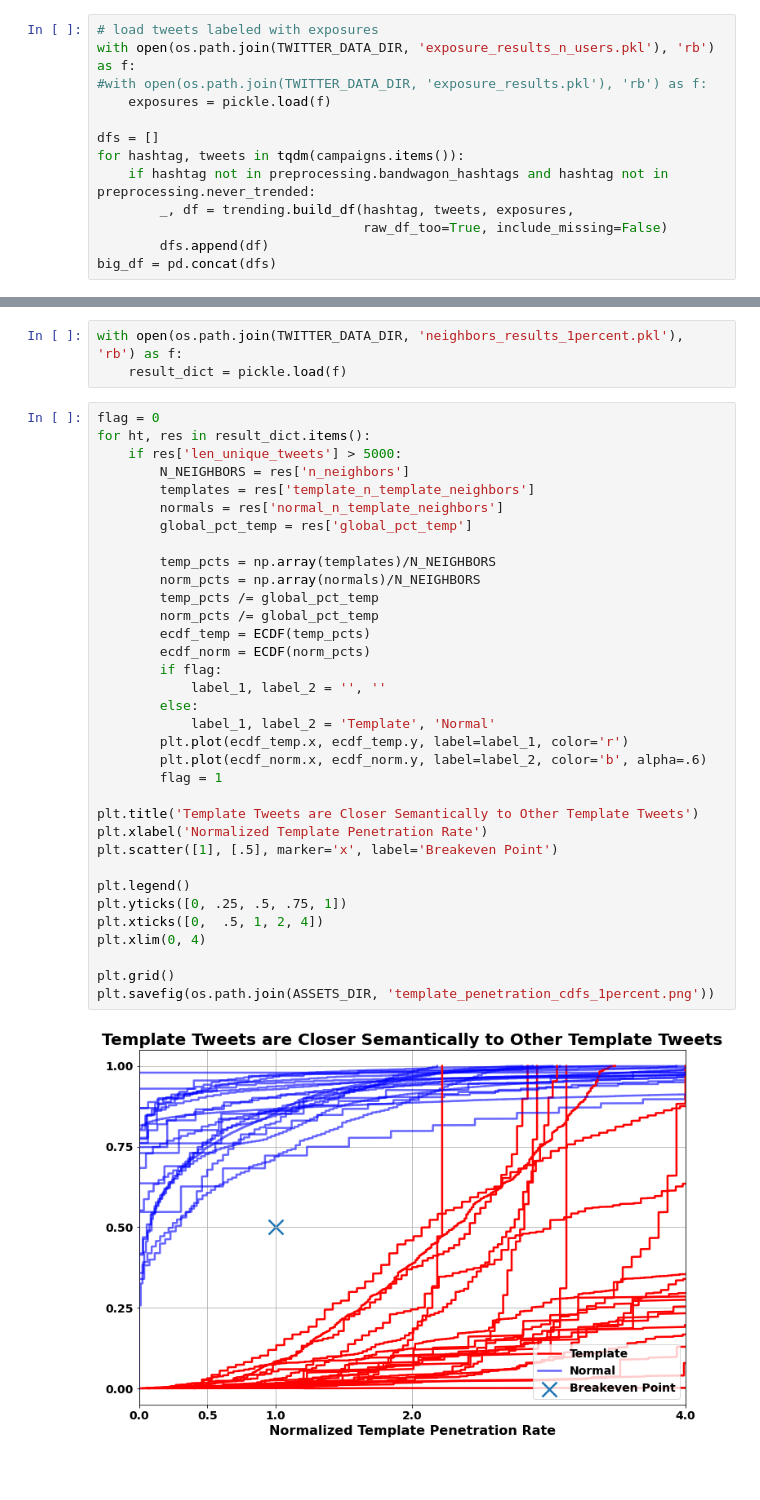
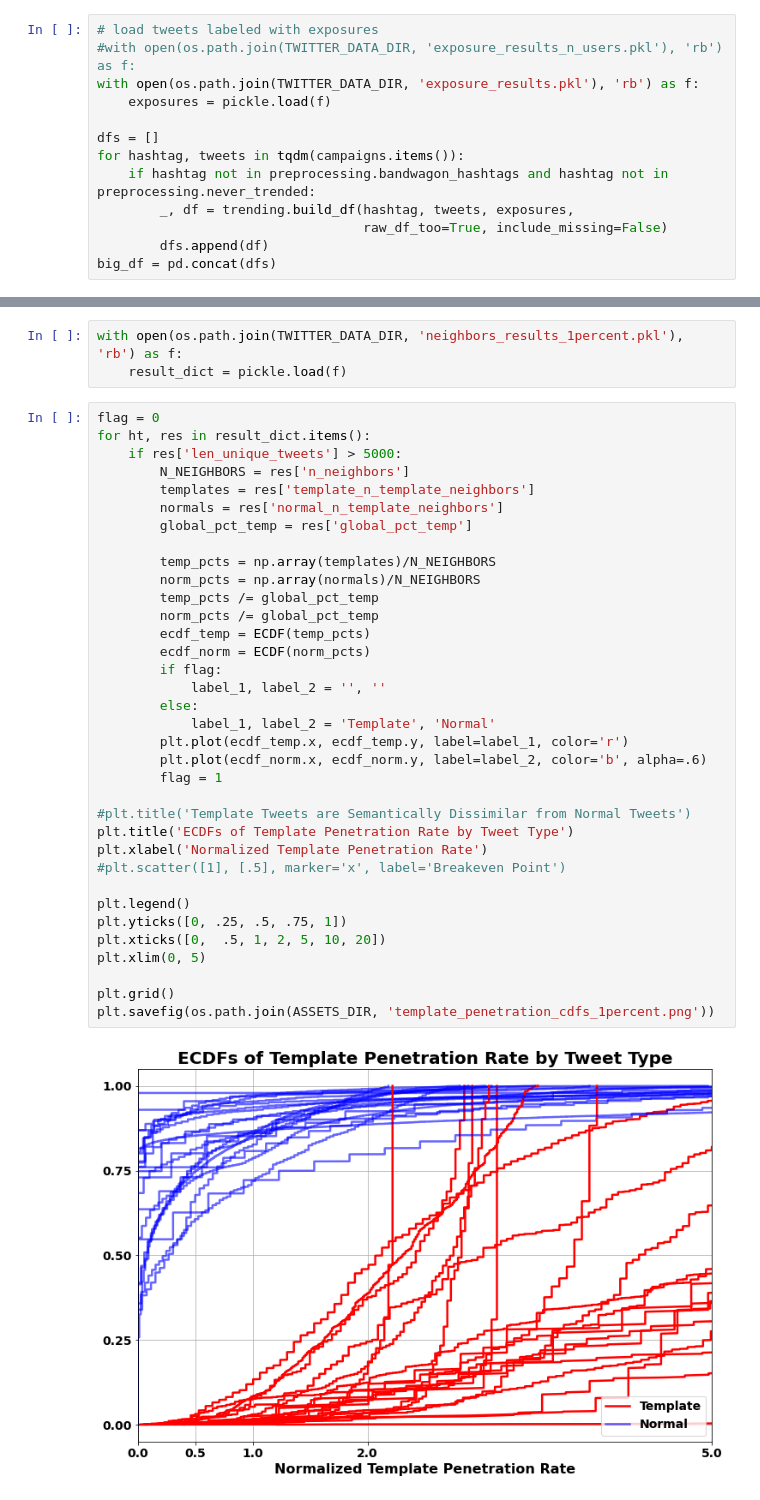
Before and after one commit to jschless/TwitterCoordination, a Jupyter notebook: THESIS_Preliminary_Findings.ipynb, the cells around one changed output, grey strips where cells are left out. Saved outputs shown, nothing was run; the diff lists cells and outputs as text; blank space fills up the shorter version.

```diff
--- a/THESIS_Preliminary_Findings.ipynb
+++ b/THESIS_Preliminary_Findings.ipynb
@@ -41,7 +53,7 @@ user_exposures['jharkhandwithmodi']
 # %%
 # load tweets labeled with exposures
-with open(os.path.join(TWITTER_DATA_DIR, 'exposure_results_n_users.pkl'), 'rb') as f:
-#with open(os.path.join(TWITTER_DATA_DIR, 'exposure_results.pkl'), 'rb') as f:
+#with open(os.path.join(TWITTER_DATA_DIR, 'exposure_results_n_users.pkl'), 'rb') as f:
+with open(os.path.join(TWITTER_DATA_DIR, 'exposure_results.pkl'), 'rb') as f:
     exposures = pickle.load(f)
 
 dfs = []
@@ -333,35 +353,36 @@ with open(os.path.join(TWITTER_DATA_DIR, 'neighbors_results_1percent.pkl'), 'rb'
 flag = 0
 for ht, res in result_dict.items():
     if res['len_unique_tweets'] > 5000:
         N_NEIGHBORS = res['n_neighbors']
         templates = res['template_n_template_neighbors']
         normals = res['normal_n_template_neighbors']
         global_pct_temp = res['global_pct_temp']
 
         temp_pcts = np.array(templates)/N_NEIGHBORS
         norm_pcts = np.array(normals)/N_NEIGHBORS
         temp_pcts /= global_pct_temp
         norm_pcts /= global_pct_temp
         ecdf_temp = ECDF(temp_pcts)
         ecdf_norm = ECDF(norm_pcts)
         if flag:
             label_1, label_2 = '', ''
         else:
             label_1, label_2 = 'Template', 'Normal'
         plt.plot(ecdf_temp.x, ecdf_temp.y, label=label_1, color='r')
         plt.plot(ecdf_norm.x, ecdf_norm.y, label=label_2, color='b', alpha=.6)
         flag = 1
 
-plt.title('Template Tweets are Closer Semantically to Other Template Tweets')
+#plt.title('Template Tweets are Semantically Dissimilar from Normal Tweets')
+plt.title('ECDFs of Template Penetration Rate by Tweet Type')
 plt.xlabel('Normalized Template Penetration Rate')
-plt.scatter([1], [.5], marker='x', label='Breakeven Point')
+#plt.scatter([1], [.5], marker='x', label='Breakeven Point')
 
 plt.legend()
 plt.yticks([0, .25, .5, .75, 1])
-plt.xticks([0,  .5, 1, 2, 4])
-plt.xlim(0, 4)
+plt.xticks([0,  .5, 1, 2, 5, 10, 20])
+plt.xlim(0, 5)
 
 plt.grid()
 plt.savefig(os.path.join(ASSETS_DIR, 'template_penetration_cdfs_1percent.png'))
 # %% [output]
-[figure, old version]
+[figure, new version]
```
Also changed, not shown: parts of 12 cells of this notebook, 7 other files.
